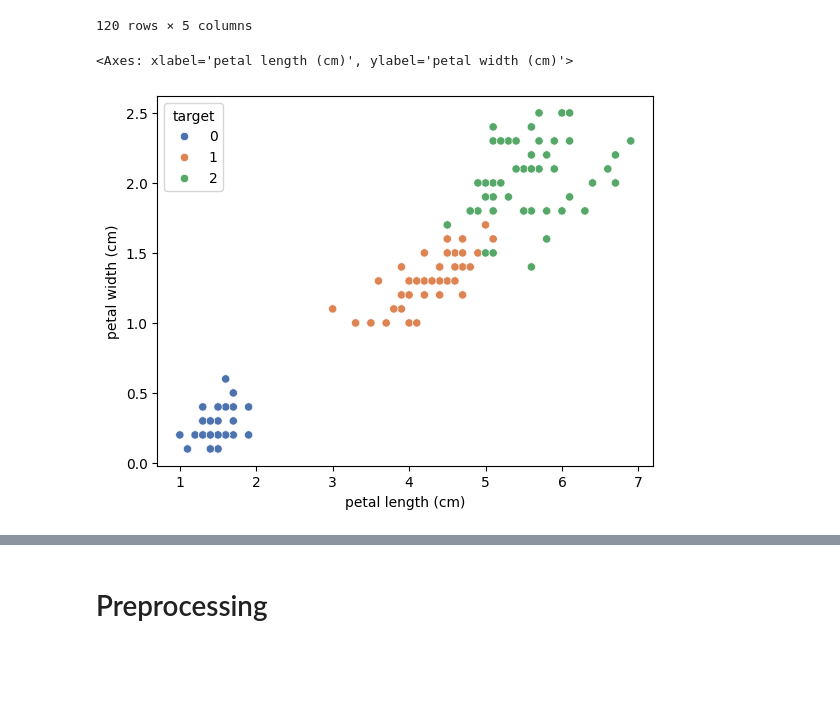
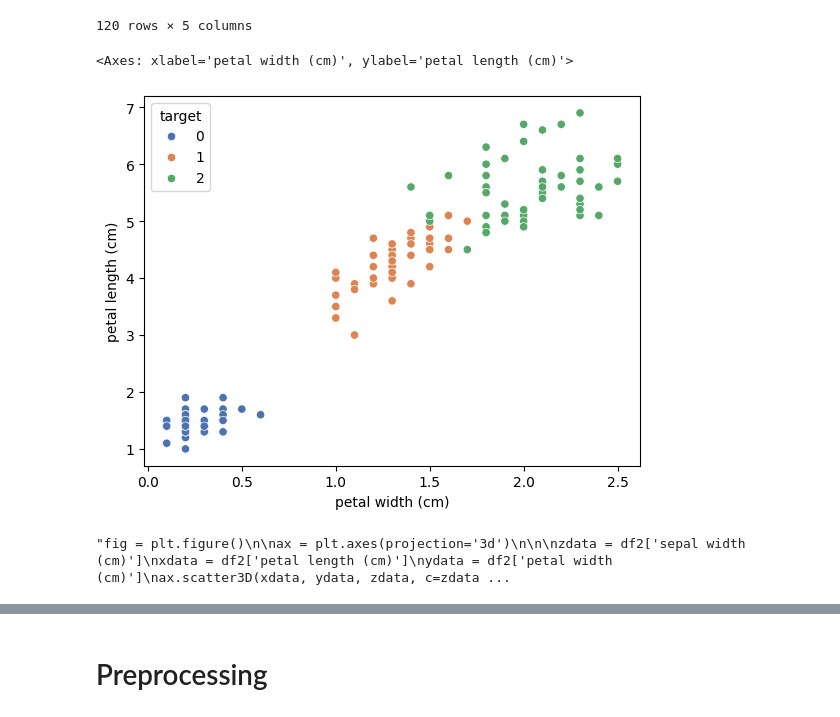
Before and after one commit to Ishikawa7/TechCollabTest, a Jupyter notebook: IrisPlayGround/logisticRegressionTest.ipynb, the cells around one changed output, grey strips where cells are left out. Drawn from its saved outputs; the diff is of its cells as text; code cells hidden in the pictures; blank space fills up the shorter version.

```diff
--- a/IrisPlayGround/logisticRegressionTest.ipynb
+++ b/IrisPlayGround/logisticRegressionTest.ipynb
@@ -38,13 +38,29 @@ df2.head(-30)
 | 119 | 6.0 | 2.2 | 5.0 | 1.5 | 2 |
 120 rows × 5 columns
 # %%
-sns.scatterplot(data=df2, x="petal length (cm)", y="petal width (cm)", hue="target",palette="deep")
+sns.scatterplot(data=df2, x="petal width (cm)", y="petal length (cm)", hue="target",palette="deep")
 # 0:"setosa"
 # 1:"versicolor",
 # 2:"virginica"
 # %% [output]
-<Axes: xlabel='petal length (cm)', ylabel='petal width (cm)'>
+<Axes: xlabel='petal width (cm)', ylabel='petal length (cm)'>
-[figure, old version]
+[figure, new version]
+# %%
+"""fig = plt.figure()
+
+ax = plt.axes(projection='3d')
+
+
+zdata = df2['sepal width (cm)']
+xdata = df2['petal length (cm)']
+ydata = df2['petal width (cm)']
+ax.scatter3D(xdata, ydata, zdata, c=zdata); #cmap='Blues'
+
+plt.show()
+
+"""
+# %% [output]
+"fig = plt.figure()\n\nax = plt.axes(projection='3d')\n\n\nzdata = df2['sepal width (cm)']\nxdata = df2['petal length (cm)']\nydata = df2['petal width (cm)']\nax.scatter3D(xdata, ydata, zdata, c=zdata ...
 # %%
 df2['setosa'] = np.where(df2['target']== 0, 1, 0)
 df2['versicolor'] = np.where(df2['target']== 1, 1, 0)
```
Also changed, not shown: parts of 22 cells of this notebook.
